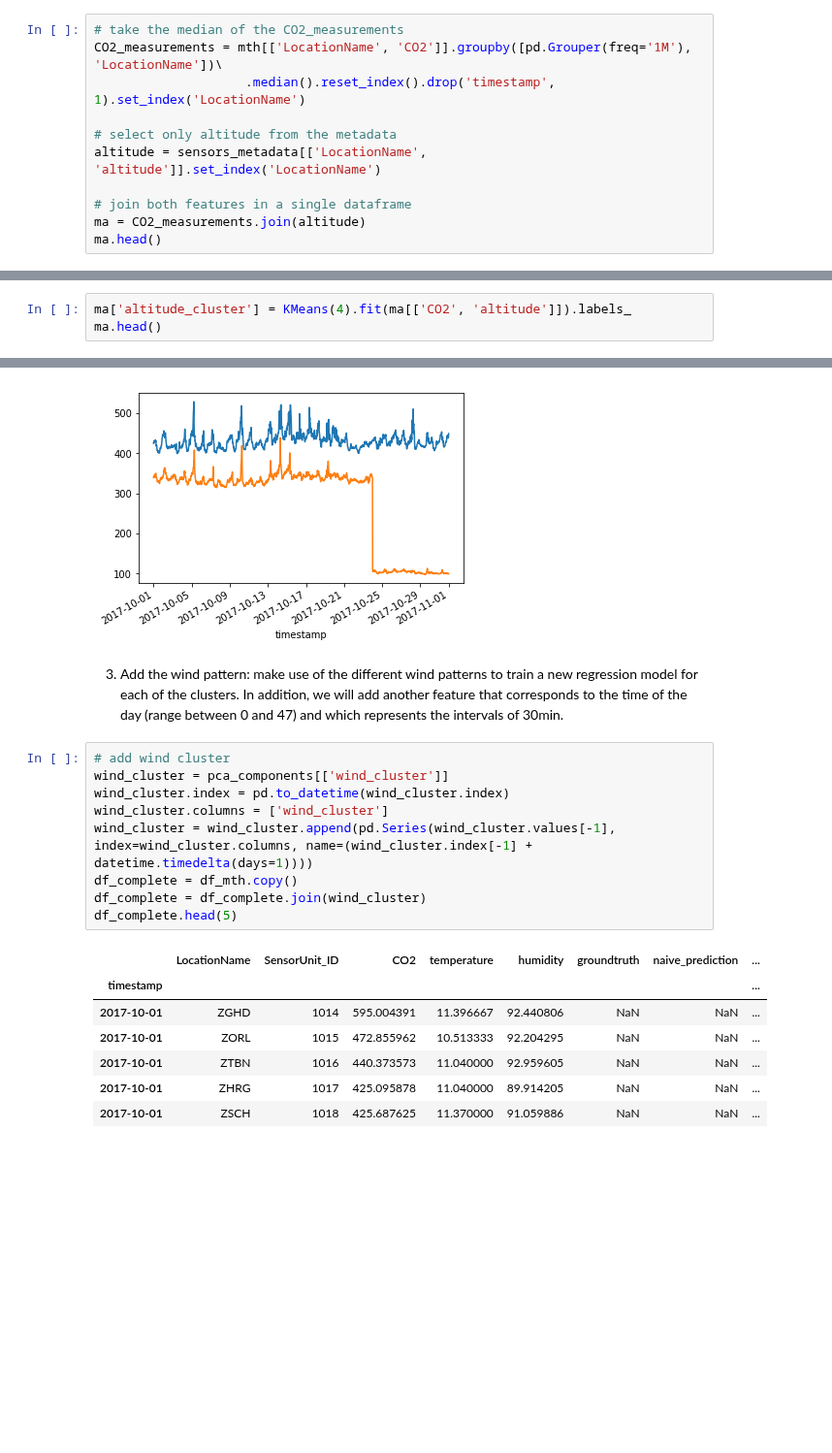
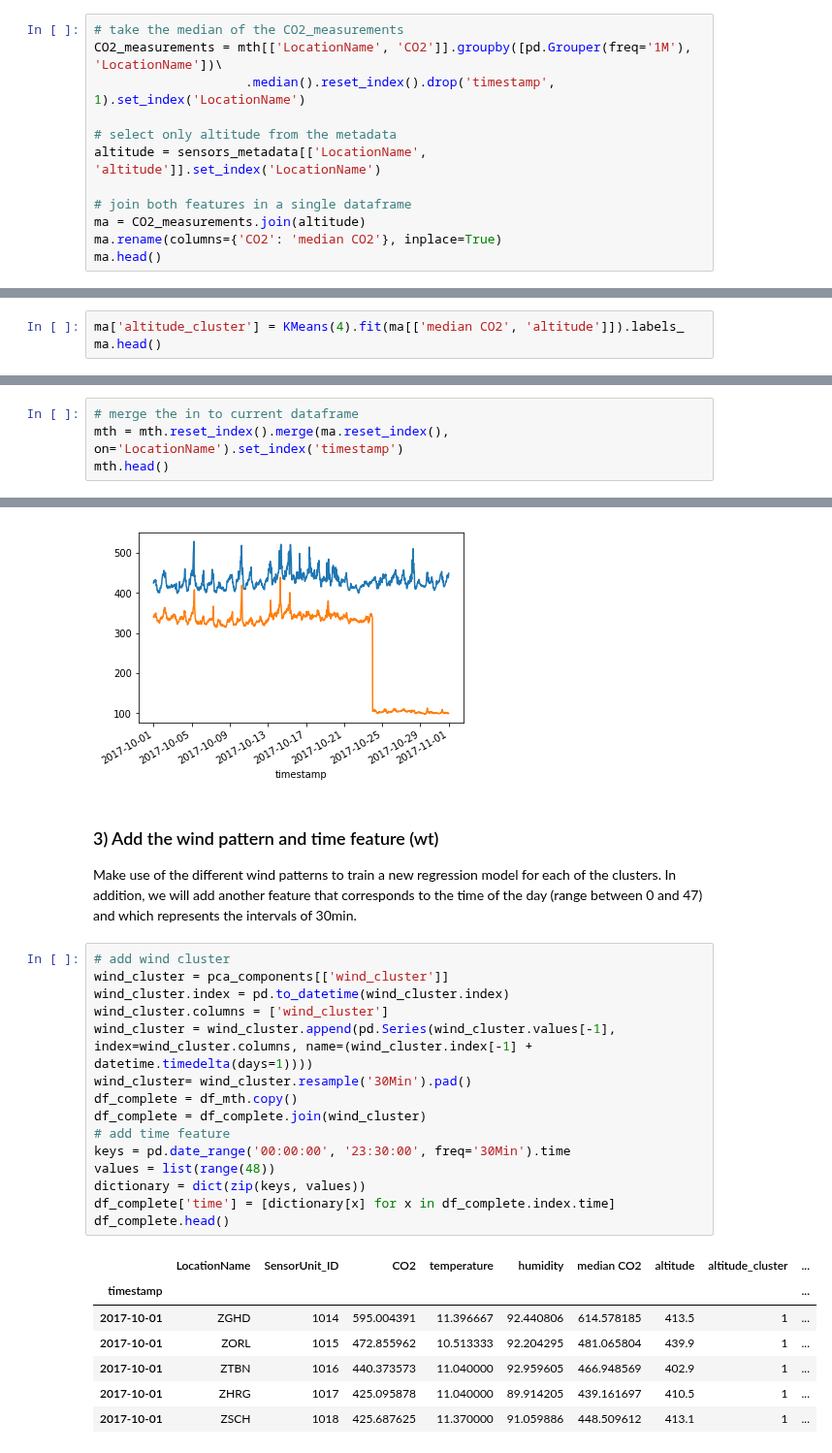
Before and after one commit to joelmfonseca/COM-503, a Jupyter notebook: mini_project/mini_project.ipynb, the cells around one changed output, grey strips where cells are left out. Shown at 97% size. Cells and saved outputs as stored; diff of their text form; blank space fills up the shorter version.

```diff
--- a/mini_project/mini_project.ipynb
+++ b/mini_project/mini_project.ipynb
@@ -160,5 +160,6 @@ altitude = sensors_metadata[['LocationName', 'altitude']].set_index('LocationNam
 
 # join both features in a single dataframe
 ma = CO2_measurements.join(altitude)
+ma.rename(columns={'CO2': 'median CO2'}, inplace=True)
 ma.head()
 # %% [output]
@@ -213,6 +214,6 @@ for k in range_k:
 # %% [output]
 "X = ma.values\nrange_k = range(2,11)\nfor k in range_k:\n    cluster = KMeans(n_clusters=k)\n    cluster_labels = cluster.fit_predict(X)\n    silhouette_avg = silhouette_score(X, cluster_labels)\n    ...
 # %%
-ma['altitude_cluster'] = KMeans(4).fit(ma[['CO2', 'altitude']]).labels_
+ma['altitude_cluster'] = KMeans(4).fit(ma[['median CO2', 'altitude']]).labels_
 ma.head()
 # %% [output]
@@ -223,3 +224,7 @@ ma.head()
 | BUDF | 422.793126 | 490.2 | 0 |
 | KBRL | 410.100150 | 510.5 | 0 |
 | KTGM | 444.395518 | 530.3 | 0 |
+# %%
+# merge the in to current dataframe
+mth = mth.reset_index().merge(ma.reset_index(), on='LocationName').set_index('timestamp')
+mth.head()
@@ -431,21 +429,28 @@ df_mth[df_mth['LocationName']=='AJGR']['CO2'].plot()
 <matplotlib.axes._subplots.AxesSubplot at 0x...>
 [figure]
 # %% [markdown]
-3) Add the wind pattern: make use of the different wind patterns to train a new regression model for each of the clusters. In addition, we will add another feature that corresponds to the time of the day (range between 0 and 47) and which represents the intervals of 30min.
+### 3) Add the wind pattern and time feature (wt)
+Make use of the different wind patterns to train a new regression model for each of the clusters. In addition, we will add another feature that corresponds to the time of the day (range between 0 and 47) and which represents the intervals of 30min.
 # %%
 # add wind cluster
 wind_cluster = pca_components[['wind_cluster']]
 wind_cluster.index = pd.to_datetime(wind_cluster.index)
 wind_cluster.columns = ['wind_cluster']
 wind_cluster = wind_cluster.append(pd.Series(wind_cluster.values[-1], index=wind_cluster.columns, name=(wind_cluster.index[-1] + datetime.timedelta(days=1))))
+wind_cluster= wind_cluster.resample('30Min').pad()
 df_complete = df_mth.copy()
 df_complete = df_complete.join(wind_cluster)
-df_complete.head(5)
+# add time feature
+keys = pd.date_range('00:00:00', '23:30:00', freq='30Min').time
+values = list(range(48))
+dictionary = dict(zip(keys, values))
+df_complete['time'] = [dictionary[x] for x in df_complete.index.time]
+df_complete.head()
 # %% [output]
-|  | LocationName | SensorUnit_ID | CO2 | temperature | humidity | groundtruth | naive_prediction | ... |
-| timestamp |  |  |  |  |  |  |  | ... |
-| 2017-10-01 | ZGHD | 1014 | 595.004391 | 11.396667 | 92.440806 | NaN | NaN | ... |
-| 2017-10-01 | ZORL | 1015 | 472.855962 | 10.513333 | 92.204295 | NaN | NaN | ... |
-| 2017-10-01 | ZTBN | 1016 | 440.373573 | 11.040000 | 92.959605 | NaN | NaN | ... |
-| 2017-10-01 | ZHRG | 1017 | 425.095878 | 11.040000 | 89.914205 | NaN | NaN | ... |
-| 2017-10-01 | ZSCH | 1018 | 425.687625 | 11.370000 | 91.059886 | NaN | NaN | ... |
+|  | LocationName | SensorUnit_ID | CO2 | temperature | humidity | median CO2 | altitude | altitude_cluster | ... |
+| timestamp |  |  |  |  |  |  |  |  | ... |
+| 2017-10-01 | ZGHD | 1014 | 595.004391 | 11.396667 | 92.440806 | 614.578185 | 413.5 | 1 | ... |
+| 2017-10-01 | ZORL | 1015 | 472.855962 | 10.513333 | 92.204295 | 481.065804 | 439.9 | 1 | ... |
+| 2017-10-01 | ZTBN | 1016 | 440.373573 | 11.040000 | 92.959605 | 466.948569 | 402.9 | 1 | ... |
+| 2017-10-01 | ZHRG | 1017 | 425.095878 | 11.040000 | 89.914205 | 439.161697 | 410.5 | 1 | ... |
+| 2017-10-01 | ZSCH | 1018 | 425.687625 | 11.370000 | 91.059886 | 448.509612 | 413.1 | 1 | ... |
```
Also changed, not shown: parts of 15 cells of this notebook.
